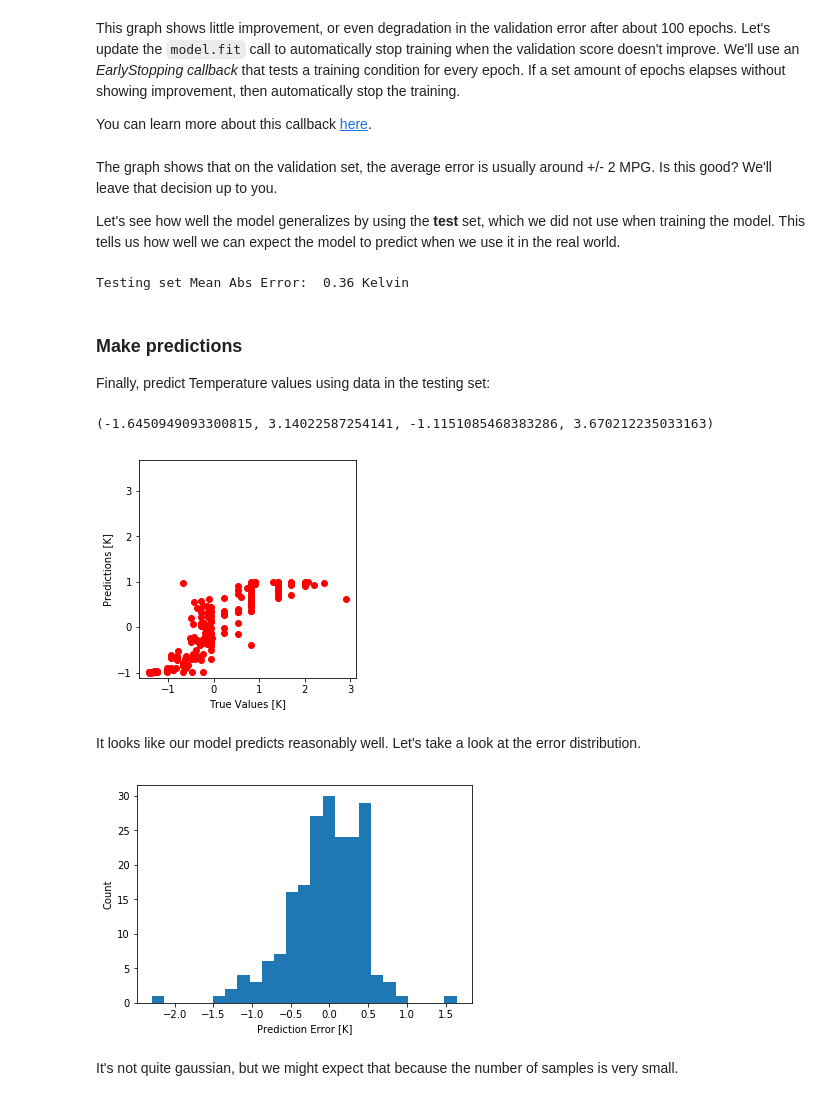
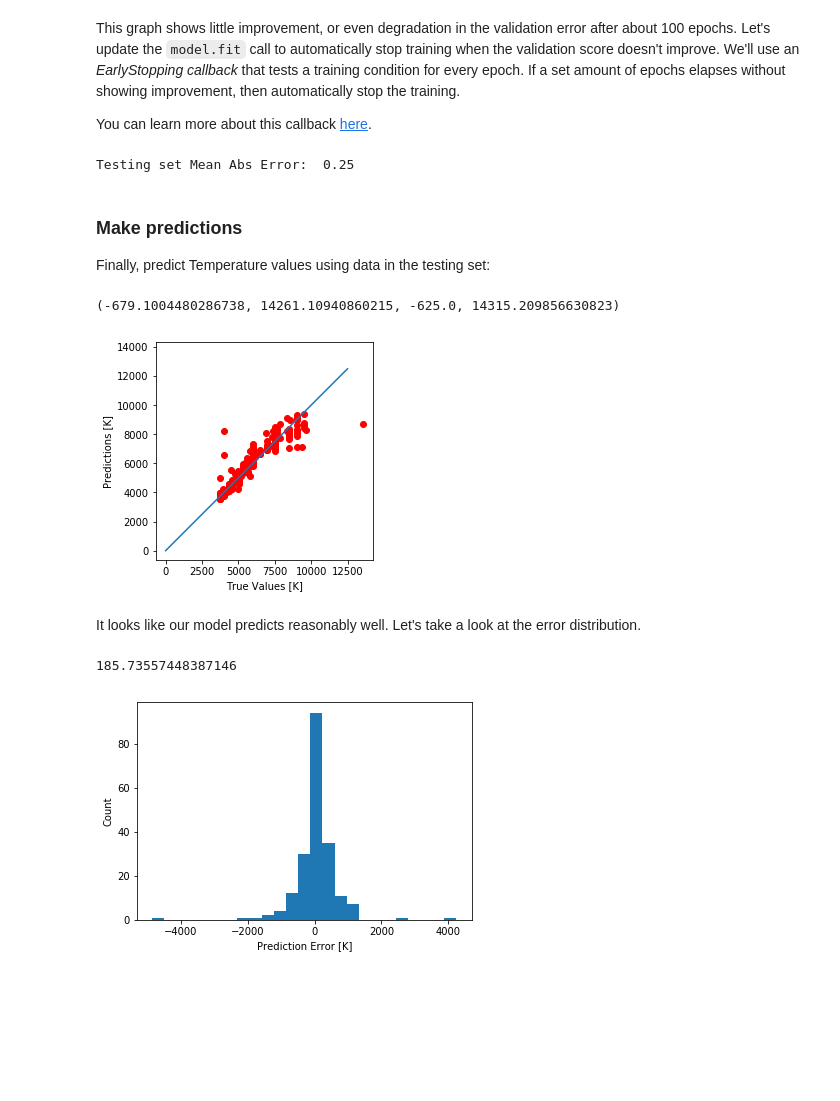
Before and after one commit to astrodatos/proyecto_neuralclusters, a Jupyter notebook: Neural_Clusters.ipynb, the cells around one changed output. Drawn from its saved outputs; the diff is of its cells as text; code cells hidden in the pictures; blank space fills up the shorter version.

Commit message:
1000 datos, 5-1, tiempo=180, mejoró precisión

```diff
--- a/Neural_Clusters.ipynb
+++ b/Neural_Clusters.ipynb
@@ -153,10 +140,10 @@ Let's build our model. Here, we'll use a `Sequential` model with two densely con
 # %%
 def build_model():
   model = keras.Sequential([
-    layers.Dense(6, activation=tf.nn.tanh, input_shape=[len(train_datapd.keys())]),
-    layers.Dense(1, activation=tf.nn.tanh),
+    layers.Dense(5, activation=tf.nn.tanh, input_shape=[len(train_datapd.keys())]),
+    #layers.Dense(5, activation=tf.nn.tanh),
     #layers.Dense(4, activation=tf.nn.relu),
-    #layers.Dense(1)
+    layers.Dense(1)
   ])
 
   optimizer = tf.keras.optimizers.RMSprop(0.001)
@@ -216,6 +197,10 @@ history = model.fit(
 ....................................................................................................
 ....................................................................................................
 ....................................................................................................
+# %%
+def desnorm(dato, media, std):
+  datonuevo = dato*std + media
+  return datonuevo
 # %% [markdown]
 Visualize the model's training progress using the stats stored in the `history` object.
 # %%
@@ -270,10 +255,6 @@ You can learn more about this callback [here](https://www.tensorflow.org/version
 #                    validation_split = 0.2, verbose=0, callbacks=[early_stop, PrintDot()])
 #print(history)
 #plot_history(history)
-# %% [markdown]
-The graph shows that on the validation set, the average error is usually around +/- 2 MPG. Is this good? We'll leave that decision up to you.
-
-Let's see how well the model generalizes by using the **test** set, which we did not use when training the model.  This tells us how well we can expect the model to predict when we use it in the real world.
 # %%
 norm_test_feat = (test_feat-test_feat.mean())/test_feat.std()
 norm_test_labels = (test_labels-test_labels.mean())/test_labels.std()
@@ -281,9 +262,9 @@ norm_test_labels = (test_labels-test_labels.mean())/test_labels.std()
 
 loss, mae, mse = model.evaluate(norm_test_feat, norm_test_labels, verbose=0)
 
-print("Testing set Mean Abs Error: {:5.2f} Kelvin".format(mae))
+print("Testing set Mean Abs Error: {:5.2f}".format(mae))
 # %% [output]
-Testing set Mean Abs Error:  0.36 Kelvin
+Testing set Mean Abs Error:  0.25
 # %% [markdown]
 ### Make predictions
 
@@ -291,29 +272,35 @@ Finally, predict Temperature values using data in the testing set:
 # %%
 #print(norm_test_labels)
 
 test_predictions = model.predict(norm_test_feat).flatten()
 #print(test_predictions)
 
-plt.scatter(norm_test_labels, test_predictions, color='red')
+test_predictions = desnorm(test_predictions, train_mean, train_std)
+
+plt.scatter(test_labels, test_predictions, color='red')
+plt.plot([0 , 12500], [0, 12500])
 plt.xlabel('True Values [K]')
 plt.ylabel('Predictions [K]')
 plt.axis('equal')
 plt.axis('square')
 #plt.xlim([0,plt.xlim()[1]])
 #plt.ylim([0,100])
 #plt.ylim([0,plt.ylim()[1]])
 #_ = plt.plot([-100, 100], [-100, 100])
 # %% [output]
-(-1.6450949093300815, 3.14022587254141, -1.1151085468383286, 3.670212235033163)
+(-679.1004480286738, 14261.10940860215, -625.0, 14315.209856630823)
-[figure, old version]
+[figure, new version]
 # %% [markdown]
 It looks like our model predicts reasonably well. Let's take a look at the error distribution.
 # %%
-error = test_predictions - norm_test_labels
+error = test_predictions - test_labels
 plt.hist(error, bins = 25)
 plt.xlabel("Prediction Error [K]")
 _ = plt.ylabel("Count")
+
+t_fin = time()
+
+print(t_fin - t_ini)
 # %% [output]
+185.73557448387146
-[figure, old version]
+[figure, new version]
-# %% [markdown]
-It's not quite gaussian, but we might expect that because the number of samples is very small.
```
Also changed, not shown: parts of 32 cells of this notebook.
